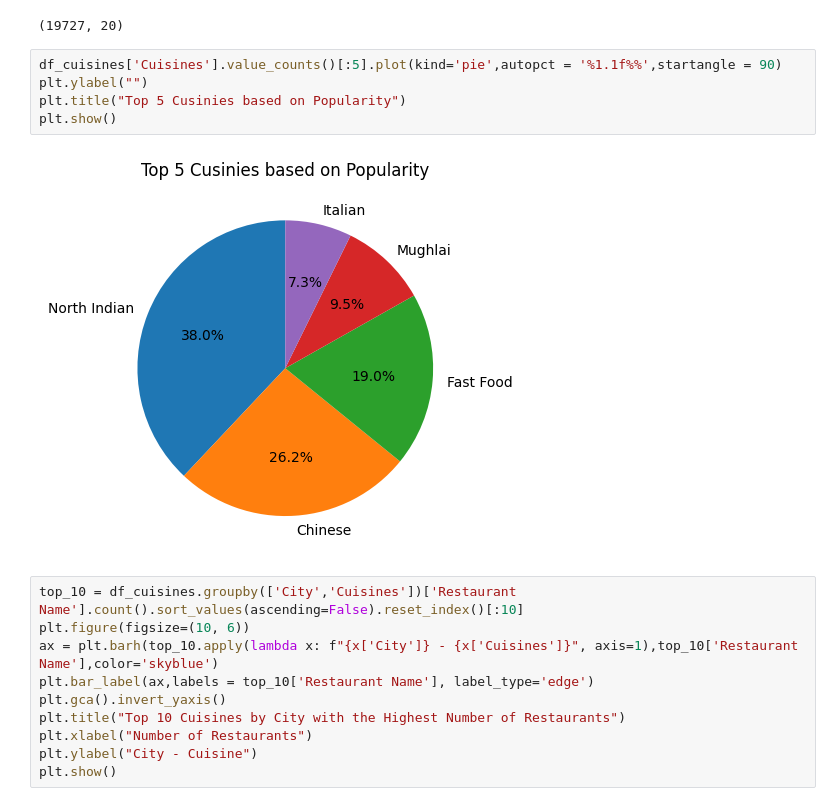
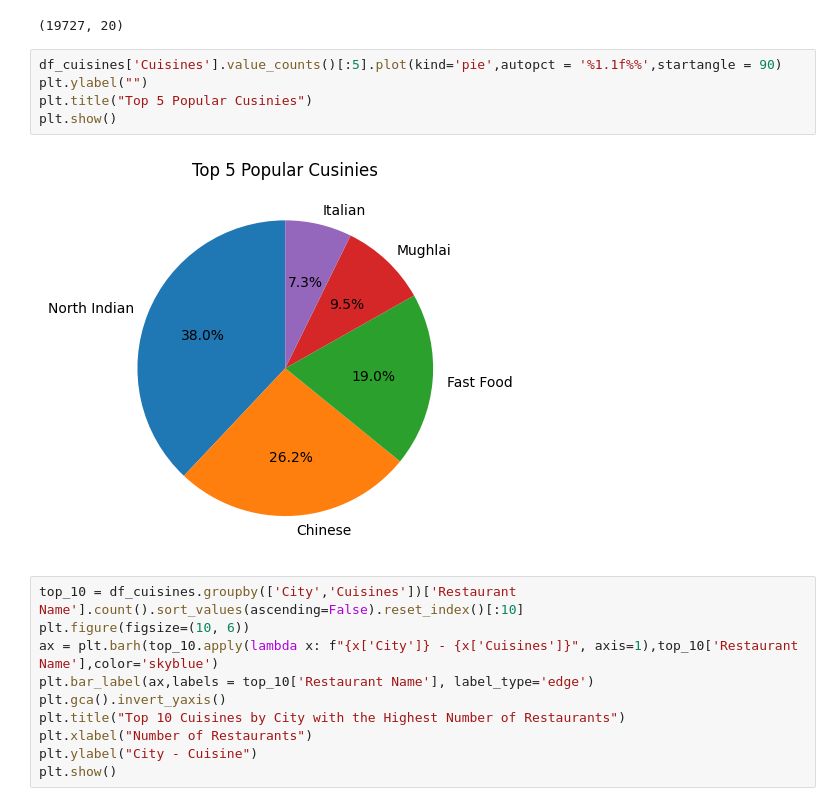
Before and after one commit to Suray-27/Restaurant-Analysis, a Jupyter notebook: Restaurant_analysis.ipynb, the cells around one changed output. Saved outputs shown, nothing was run; the diff lists cells and outputs as text.

```diff
--- a/Restaurant_analysis.ipynb
+++ b/Restaurant_analysis.ipynb
@@ -178,10 +205,10 @@ df_cuisines.shape # To check
 # %%
 df_cuisines['Cuisines'].value_counts()[:5].plot(kind='pie',autopct = '%1.1f%%',startangle = 90)
 plt.ylabel("")
-plt.title("Top 5 Cusinies based on Popularity")
+plt.title("Top 5 Popular Cusinies")
 plt.show()
 # %% [output]
-[figure, old version]
+[figure, new version]
 # %%
 top_10 = df_cuisines.groupby(['City','Cuisines'])['Restaurant Name'].count().sort_values(ascending=False).reset_index()[:10]
 plt.figure(figsize=(10, 6))
```
Also changed, not shown: parts of 57 cells of this notebook.
